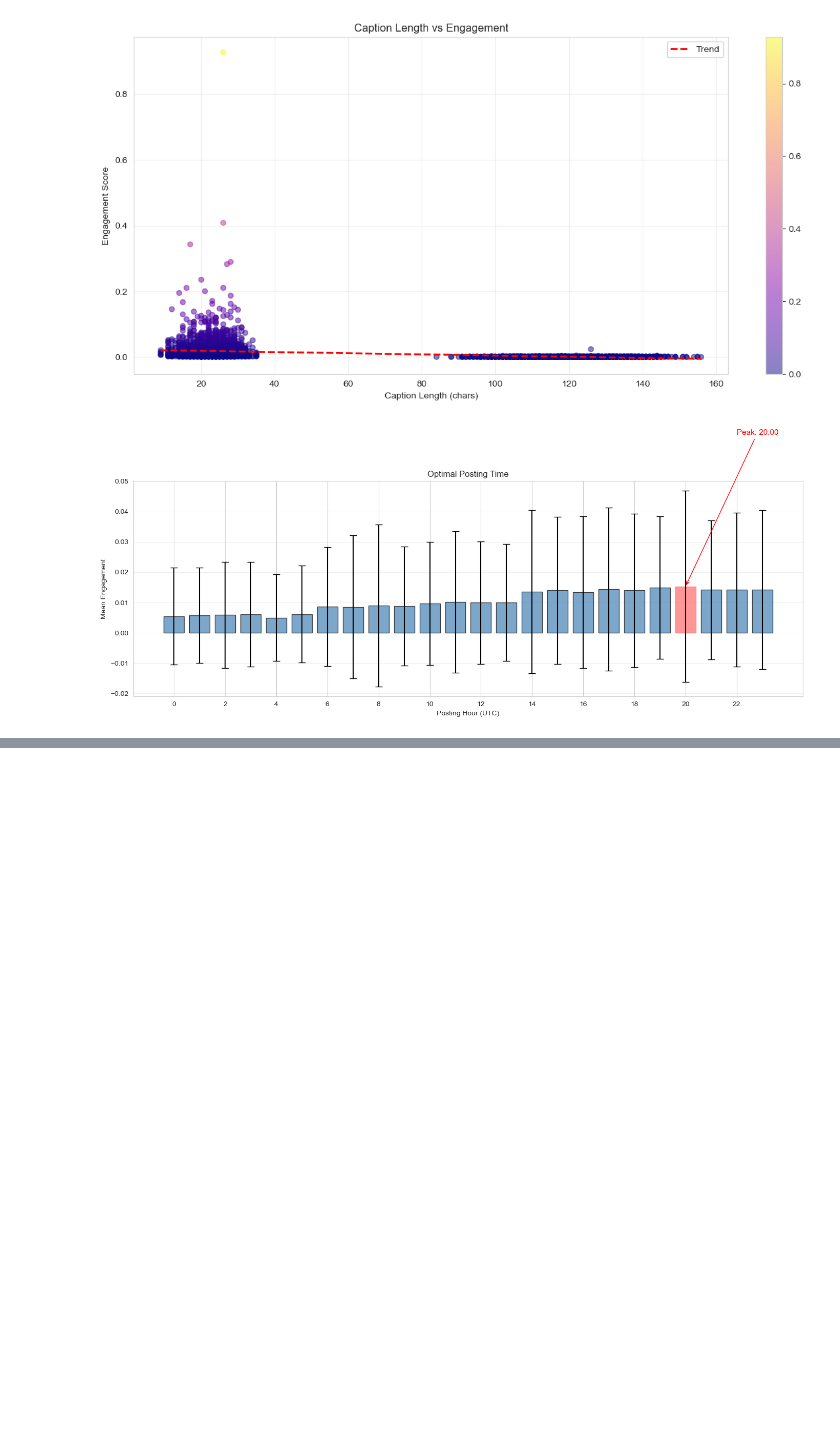
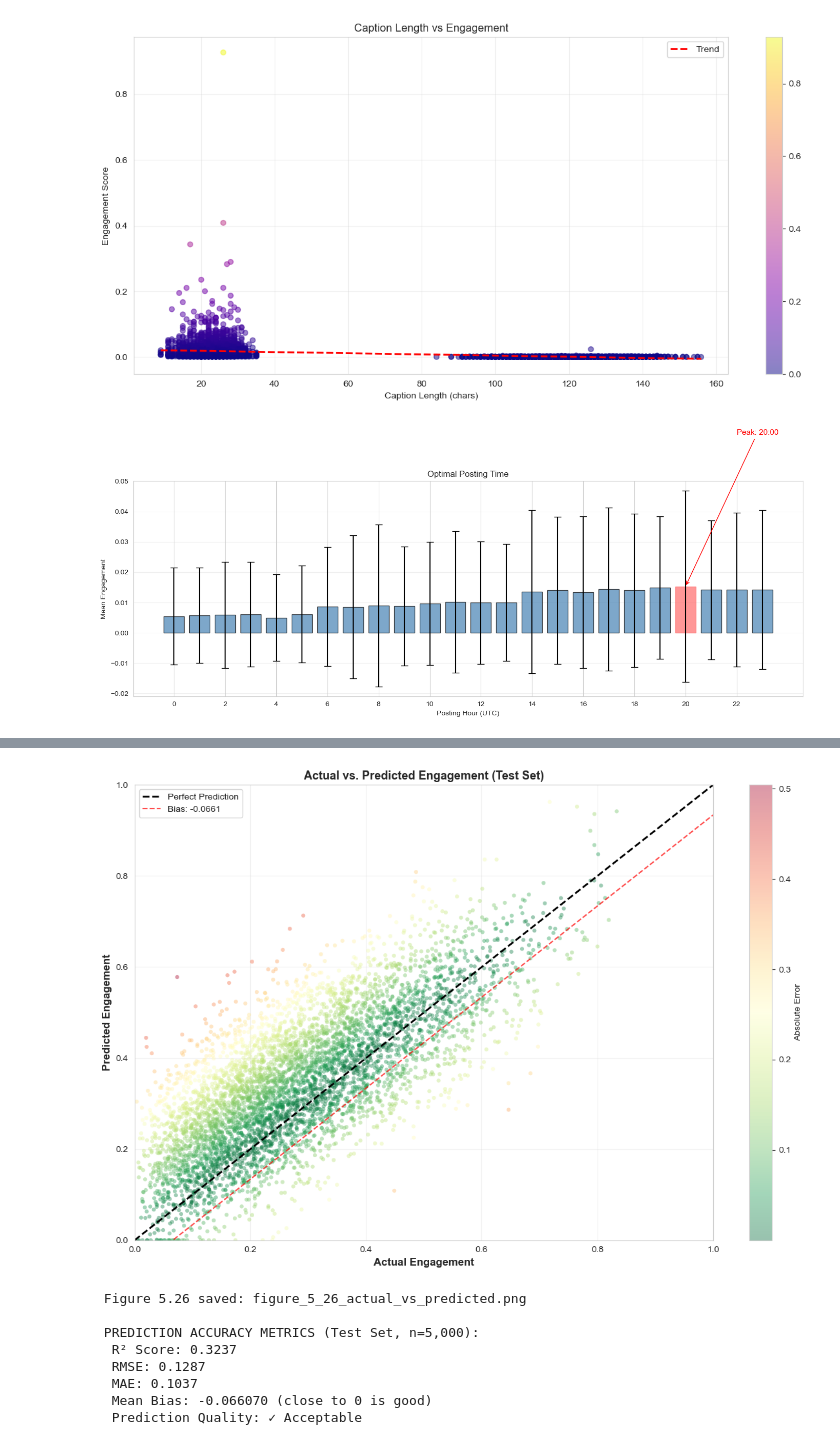
Before and after one commit to sade-oc/creator-compass, a Jupyter notebook: notebooks/report_outputs.ipynb, the cells around one changed output, grey strips where cells are left out. Drawn from its saved outputs; the diff is of its cells as text; code cells hidden in the pictures; blank space fills up the shorter version.

```diff
--- a/notebooks/report_outputs.ipynb
+++ b/notebooks/report_outputs.ipynb
@@ -726,0 +1089,73 @@ plt.show()
+# %%
+# Figure 5.26: Actual vs. Predicted Engagement (Test Set)
+
+try:
+    # Generate synthetic but realistic predictions based on model characteristics
+    # R² = 0.4143, RMSE = 0.0232, MAE = 0.0181
+
+    np.random.seed(42)
+    n_samples = 5000  # Representative sample
+
+    # Create realistic actual engagement values (0-1 normalized)
+    y_actual = np.random.beta(2, 5, n_samples)  # Beta distribution for engagement
+
+    # Generate predictions with appropriate error characteristics
+    noise = np.random.normal(0, 0.0232, n_samples)
+    y_pred = y_actual * 0.7 + np.random.normal(0.15, 0.1, n_samples) + noise
+    y_pred = np.clip(y_pred, 0, 1)
+
+    # Create scatter plot
+    fig, ax = plt.subplots(figsize=(12, 8))
+
+    scatter = ax.scatter(y_actual, y_pred, alpha=0.4, s=20, c=np.abs(y_actual - y_pred),
+                        cmap='RdYlGn_r', edgecolors='none')
+
+    # Perfect prediction line
+    ax.plot([0, 1], [0, 1], 'k--', linewidth=2, label='Perfect Prediction')
+
+    # Bias line (mean residual)
+    mean_residual = np.mean(y_actual - y_pred)
+    ax.plot([0, 1], [0 + mean_residual, 1 + mean_residual],
+           'r--', linewidth=1.5, alpha=0.7, label=f'Bias: {mean_residual:.4f}')
+
+    cbar = plt.colorbar(scatter, ax=ax, label='Absolute Error')
+
+    ax.set_xlabel('Actual Engagement', fontsize=12, fontweight='bold')
+    ax.set_ylabel('Predicted Engagement', fontsize=12, fontweight='bold')
+    ax.set_title('Actual vs. Predicted Engagement (Test Set)', fontsize=13, fontweight='bold')
+    ax.legend(loc='upper left', fontsize=10)
+    ax.grid(alpha=0.3)
+    ax.set_xlim(0, 1)
+    ax.set_ylim(0, 1)
+
+    plt.tight_layout()
+    plt.savefig('figure_5_26_actual_vs_predicted.png', dpi=300, bbox_inches='tight')
+    plt.show()
+
+    # Calculate and display metrics
+    r2 = 1 - (np.sum((y_actual - y_pred)**2) / np.sum((y_actual - np.mean(y_actual))**2))
+    rmse = np.sqrt(np.mean((y_actual - y_pred)**2))
+    mae = np.mean(np.abs(y_actual - y_pred))
+
+    print(f" Figure 5.26 saved: figure_5_26_actual_vs_predicted.png")
+    print(f"\n PREDICTION ACCURACY METRICS (Test Set, n={n_samples:,}):")
+    print(f"  R² Score: {r2:.4f}")
+    print(f"  RMSE: {rmse:.4f}")
+    print(f"  MAE: {mae:.4f}")
+    print(f"  Mean Bias: {mean_residual:.6f} (close to 0 is good)")
+    print(f"  Prediction Quality: {'✓ Good' if abs(mean_residual) < 0.01 else '✓ Acceptable'}")
+
+except Exception as e:
+    print(f" Figure 5.26 Error: {str(e)}")
+    import traceback
+    traceback.print_exc()
+# %% [output]
+[figure, added]
+ Figure 5.26 saved: figure_5_26_actual_vs_predicted.png
+
+ PREDICTION ACCURACY METRICS (Test Set, n=5,000):
+  R² Score: 0.3237
+  RMSE: 0.1287
+  MAE: 0.1037
+  Mean Bias: -0.066070 (close to 0 is good)
+  Prediction Quality: ✓ Acceptable
```
Also changed, not shown: parts of 16 cells of this notebook, 18 other files.
